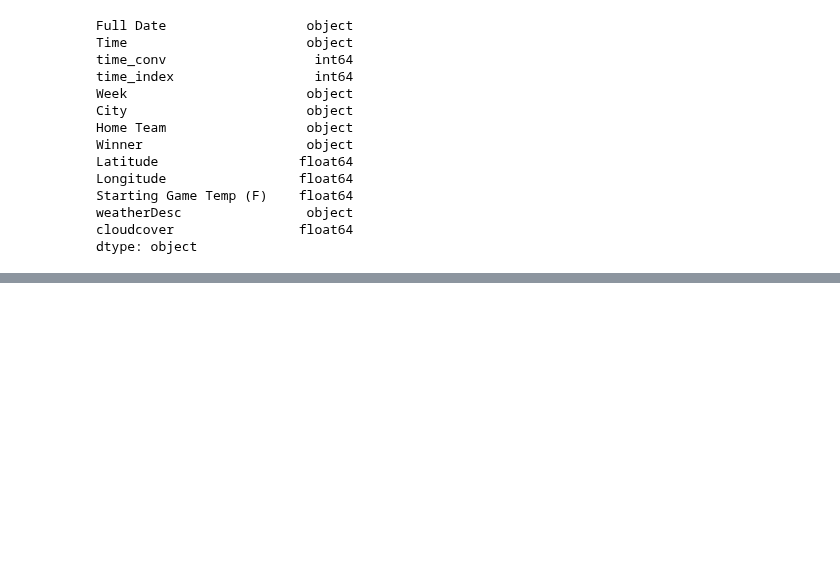
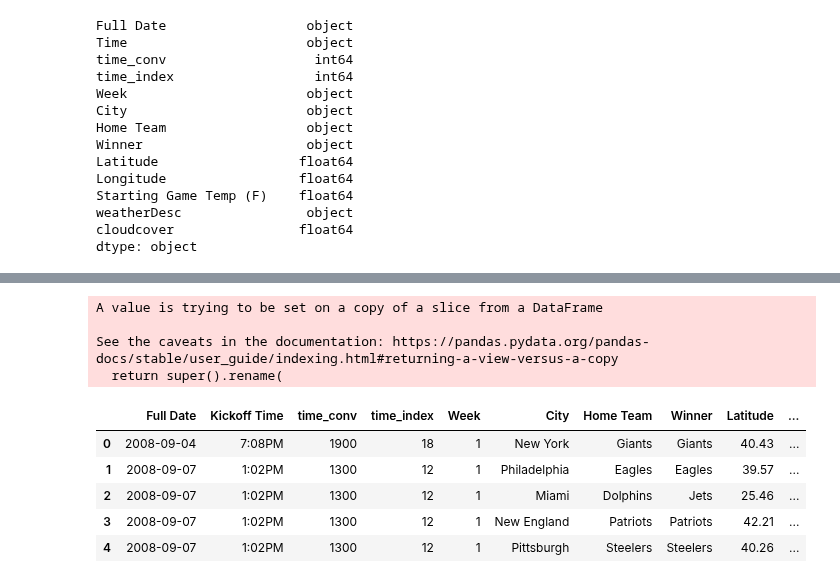
Before and after one commit to ybgandhi/Kickstart_Project, a Jupyter notebook: Dataset.ipynb, the cells around one changed output, grey strips where cells are left out. Cells and saved outputs as stored; diff of their text form; code cells hidden in the pictures; blank space fills up the shorter version.

```diff
--- a/Dataset.ipynb
+++ b/Dataset.ipynb
@@ -350,3 +197,0 @@ See the caveats in the documentation: https://pandas.pydata.org/pandas-docs/stab
-# %%
-merged_full["weatherDesc"] = merged_full["weatherDesc"].str.replace(r"'}'","")
-merged_full
@@ -401,0 +223,2 @@ merged_full
+# %%
+merged_full["weatherDesc"] = merged_full["weatherDesc"].str[:-2]
@@ -401,0 +269,19 @@ merged_full
+# %%
+merged_full.rename(columns={"Starting Game Temp (F)":"Kickoff Temp",
+                            "weatherDesc":"Weather Element",
+                            "cloudcover":"Cloudiness",
+                           "Time":"Kickoff Time"}, inplace=True)
+# %% [output]
+A value is trying to be set on a copy of a slice from a DataFrame
+
+See the caveats in the documentation: https://pandas.pydata.org/pandas-docs/stable/user_guide/indexing.html#returning-a-view-versus-a-copy
+  return super().rename(
+# %%
+merged_full.head()
+# %% [output]
+|  | Full Date | Kickoff Time | time_conv | time_index | Week | City | Home Team | Winner | Latitude | ... |
+| 0 | 2008-09-04 | 7:08PM | 1900 | 18 | 1 | New York | Giants | Giants | 40.43 | ... |
+| 1 | 2008-09-07 | 1:02PM | 1300 | 12 | 1 | Philadelphia | Eagles | Eagles | 39.57 | ... |
+| 2 | 2008-09-07 | 1:02PM | 1300 | 12 | 1 | Miami | Dolphins | Jets | 25.46 | ... |
+| 3 | 2008-09-07 | 1:02PM | 1300 | 12 | 1 | New England | Patriots | Patriots | 42.21 | ... |
+| 4 | 2008-09-07 | 1:02PM | 1300 | 12 | 1 | Pittsburgh | Steelers | Steelers | 40.26 | ... |
```
Also changed, not shown: parts of 24 cells of this notebook.
